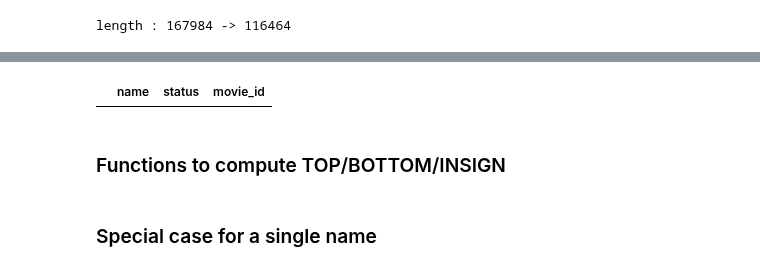
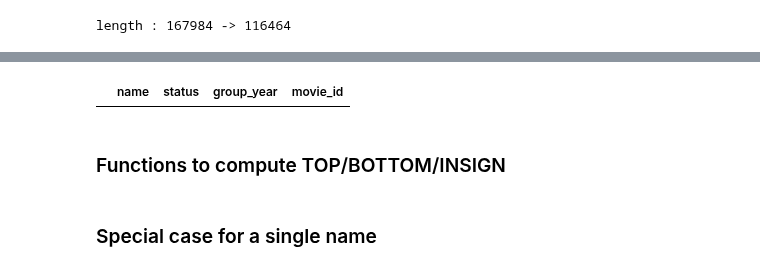
Before and after one commit to epfl-ada/ada-2023-project-abadakor, a Jupyter notebook: data/get_data_for_website.ipynb, the cells around one changed output, grey strips where cells are left out. Saved outputs shown, nothing was run; the diff lists cells and outputs as text; code cells hidden in the pictures.

```diff
--- a/data/get_data_for_website.ipynb
+++ b/data/get_data_for_website.ipynb
@@ -105,10 +105,10 @@ Length of name_by_movie_with_info : 116464
 # %%
 # create the movie_impact dataframe
-columns = ['name', 'status', 'movie_id']
+columns = ['name', 'status', 'group_year', 'movie_id']
 movie_impact_df = pd.DataFrame(columns=columns)
 display(movie_impact_df)
 # %% [output]
-|  | name | status | movie_id |
+|  | name | status | group_year | movie_id |
 # %% [markdown]
 ### Functions to compute TOP/BOTTOM/INSIGN
 # %%
```
Also changed, not shown: parts of 14 cells of this notebook, 2 other files.
